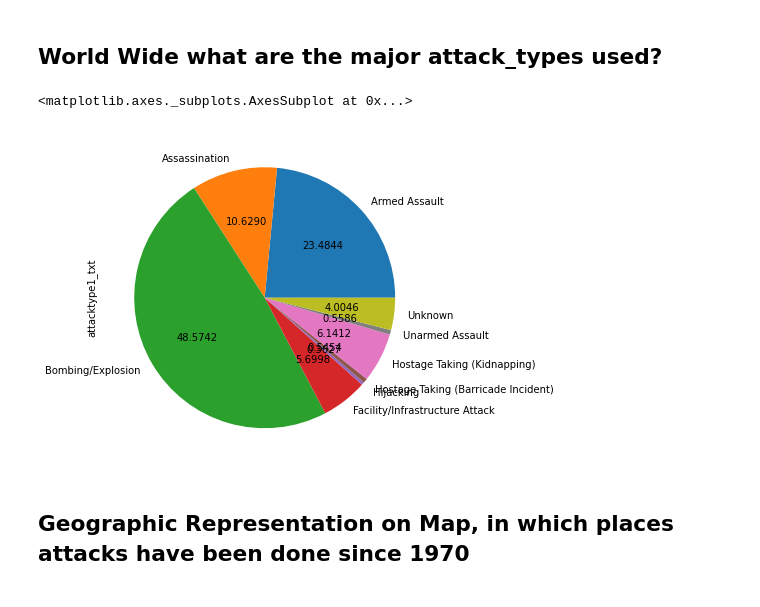
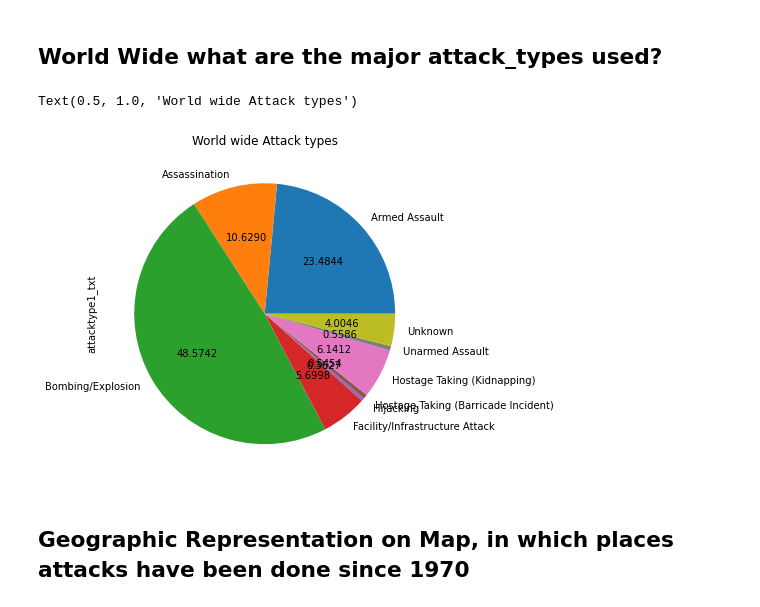
Before and after one commit to ashutosh-sharma-xi/Global-Terrorism-Analysis, a Jupyter notebook: Global_Terrorism_Analysis_Capstone_Project.ipynb, the cells around one changed output. Saved outputs shown, nothing was run; the diff lists cells and outputs as text; code cells hidden in the pictures.

```diff
--- a/Global_Terrorism_Analysis_Capstone_Project.ipynb
+++ b/Global_Terrorism_Analysis_Capstone_Project.ipynb
@@ -73,10 +73,9 @@ gt_df.describe()
 | max | 2.017123e+11 | 2017.000000 | 12.000000 | 31.000000 | 1.000000 | 1004.000000 | 12.000000 | 74.633553 | 1.793667e+02 | 5.000000 | ... |
 8 rows × 77 columns
 # %%
-df = gt_df[['attacktype1_txt','city' ,'country_txt' ,'gname' ,'iday' ,
-    'imonth' ,'iyear' ,'nkill' ,'success' ,'natlty1_txt' ,
-    'provstate' ,'region_txt' ,'target1' ,'targtype1_txt' ,'weaptype1_txt' ,
-    'latitude' ,'longitude']]
+df = gt_df[['attacktype1_txt','city' ,'country_txt' ,'gname' ,'iday' ,'imonth' ,'iyear'
+            ,'nkill' ,'success' ,'natlty1_txt' ,'provstate' ,'region_txt' ,'target1'
+            ,'targtype1_txt' ,'weaptype1_txt' ,'latitude' ,'longitude']]
 df.head(3)
 # %% [output]
 |  | attacktype1_txt | city | country_txt | gname | iday | imonth | iyear | nkill | success | ... |
@@ -106,9 +107,10 @@ Atk_pr_yr.plot(kind='bar',stacked=True, colormap='Dark2',title='Number of attack
 Atk_typ = df.groupby(['attacktype1_txt'])['attacktype1_txt'].count()
 # %%
 Atk_typ.plot(kind = 'pie', figsize=(6,6), autopct = '%.4f')
+plt.title('World wide Attack types')
 # %% [output]
-<matplotlib.axes._subplots.AxesSubplot at 0x...>
+Text(0.5, 1.0, 'World wide Attack types')
-[figure, old version]
+[figure, new version]
 # %% [markdown]
 ## Geographic Representation on Map, in which places attacks have been done since 1970
 # %%
```
Also changed, not shown: parts of 11 cells of this notebook.
